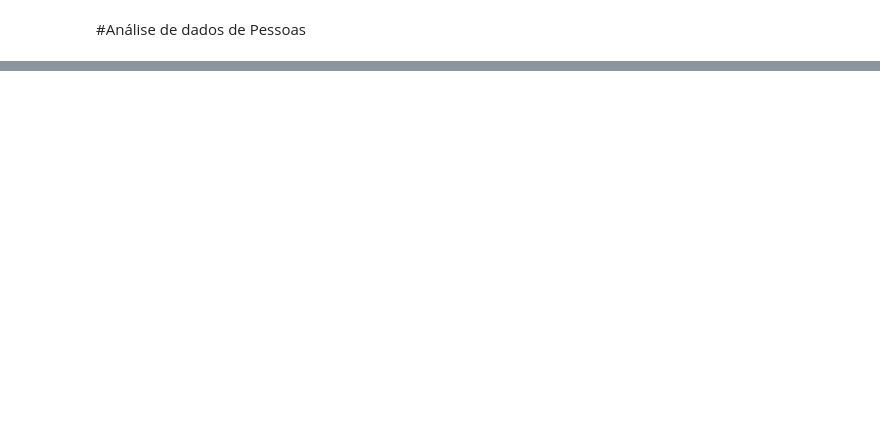
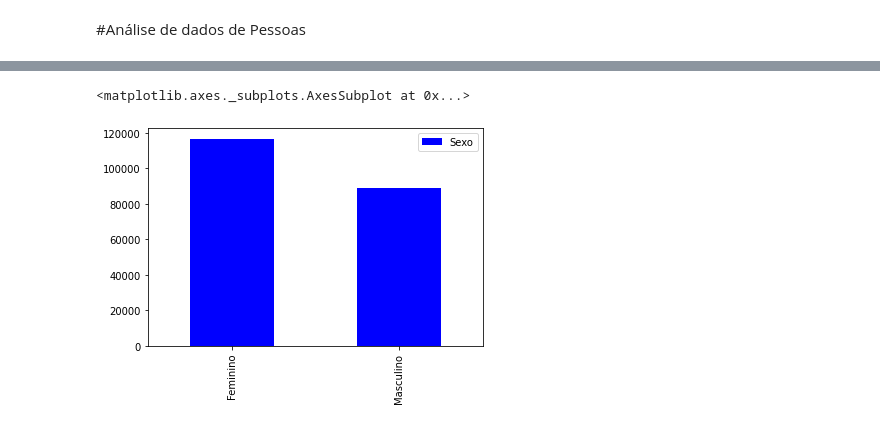
Before and after one commit to FranciscoJSSantos/Analise_de_Dados_do_Bolsa_Familia, a Jupyter notebook: Analise_de_Dados_do_Bolsa_Familia.ipynb, the cells around one changed output, grey strips where cells are left out. Saved outputs shown, nothing was run; the diff lists cells and outputs as text; code cells hidden in the pictures; blank space fills up the shorter version.

```diff
--- a/Analise_de_Dados_do_Bolsa_Familia.ipynb
+++ b/Analise_de_Dados_do_Bolsa_Familia.ipynb
@@ -56,0 +230,12 @@ cor_da_raca
+# %%
+#Mulher > Homem
+#Sexo
+#Feminino -	116695
+#Masculino -	88919
+
+tipo_do_sexo = df_pessoa['Sexo'].value_counts().to_frame()
+
+tipo_do_sexo.plot(kind='bar',color='blue')
+# %% [output]
+<matplotlib.axes._subplots.AxesSubplot at 0x...>
+[figure, added]
```
Also changed, not shown: parts of 25 cells of this notebook.
